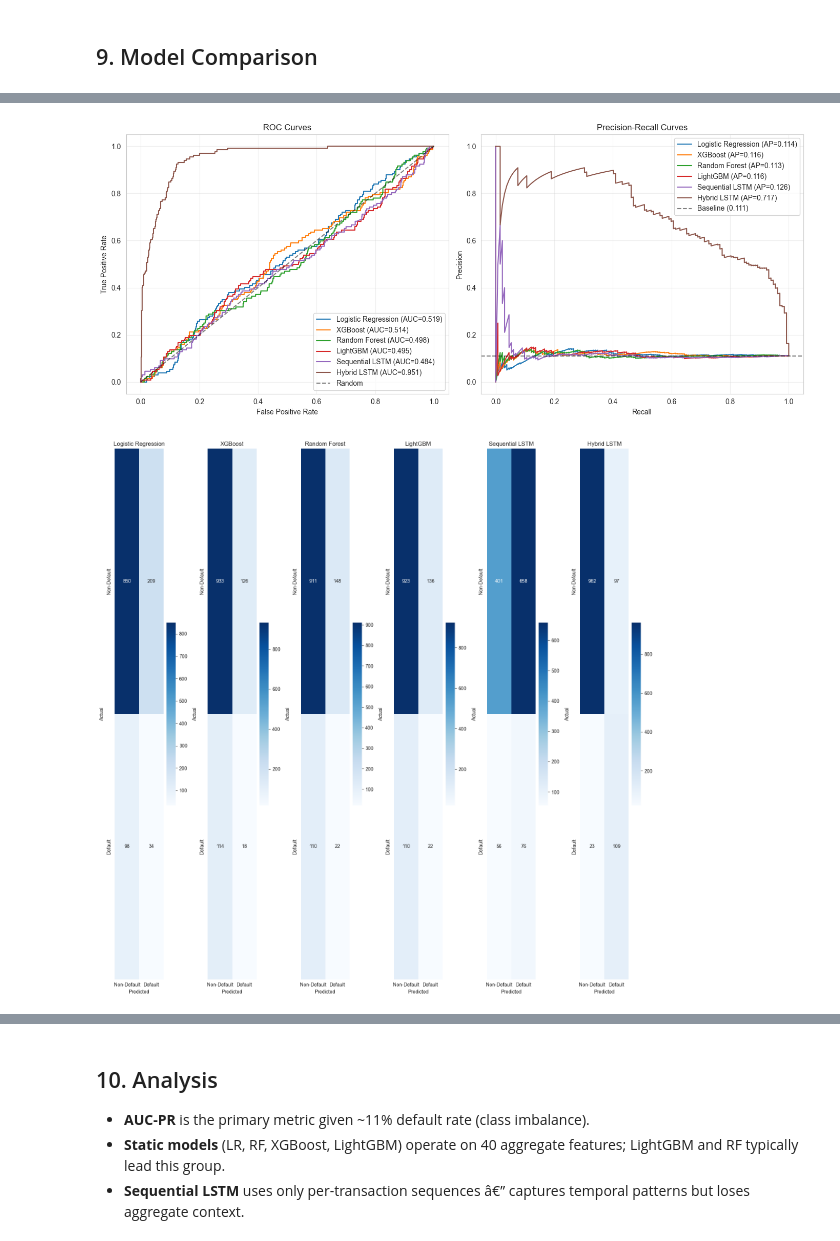
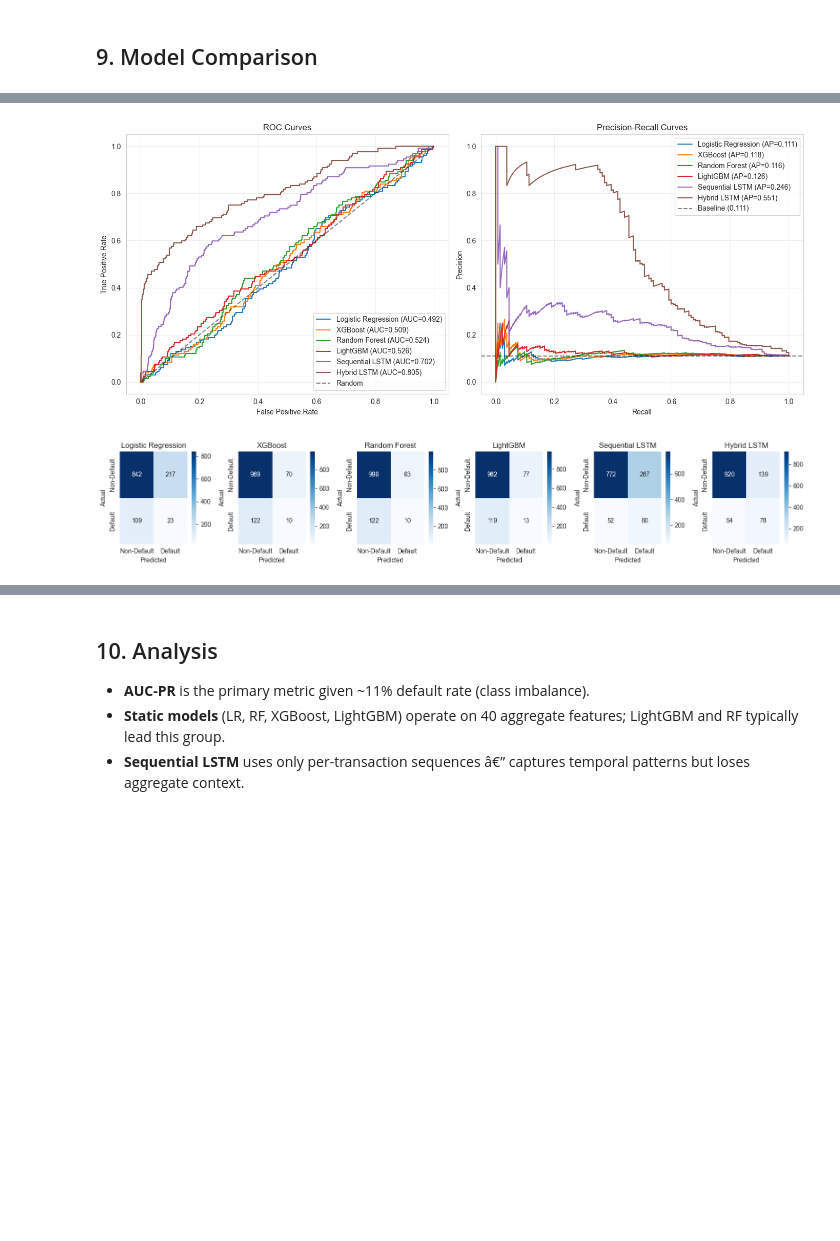
Before and after one commit to Attabeezy/sequential-crm-for-dce, a Jupyter notebook: notebooks/credit_risk_model.ipynb, the cells around one changed output, grey strips where cells are left out. Cells and saved outputs as stored; diff of their text form; code cells hidden in the pictures; blank space fills up the shorter version.

```diff
--- a/notebooks/credit_risk_model.ipynb
+++ b/notebooks/credit_risk_model.ipynb
@@ -387,7 +387,8 @@ df_merged = df_merged[df_merged['credit_risk_label'] != -1].copy()
 df_merged['default'] = (df_merged['credit_risk_label'] == 2).astype(int)
 df_merged = loader._engineer_loan_features(df_merged)
 
-drop_cols = ['user_id', 'credit_risk_label', 'credit_archetype', 'default', 'gen_txn_count']
+drop_cols = ['user_id', 'credit_risk_label', 'credit_archetype', 'default', 'gen_txn_count',
+             'final_credit_limit', 'loans_taken']
 feature_cols = [c for c in df_merged.columns if c not in drop_cols]
 
 # Fit static scaler on train users only to avoid data leakage
@@ -494,7 +495,7 @@ lstm_model.model.summary()
 
 lstm_history = lstm_model.fit(
     X_train_seq, y_train_lstm,
-    epochs=100, batch_size=32,
+    epochs=50, batch_size=32,
     class_weight=class_weights_lstm,
 )
 
@@ -594,7 +595,7 @@ hybrid_model.model.summary()
 
 hybrid_history = hybrid_model.fit(
     X_train_seq, X_train_static_lstm, y_train_lstm,
-    epochs=100, batch_size=32,
+    epochs=50, batch_size=32,
     class_weight=class_weights_lstm,
 )
 
@@ -731,13 +732,13 @@ evaluator.plot_pr_curves(ax=ax2)
 plt.tight_layout()
 plt.show()
 # %% [output]
-[figure, old version]
+[figure, new version]
 # %%
 # Confusion matrices
-evaluator.plot_confusion_matrices(figsize=(16, 16))
+evaluator.plot_confusion_matrices(figsize=(16, 3))
 plt.show()
 # %% [output]
-[figure, old version]
+[figure, new version]
 # %%
 # Calibration curves
 from sklearn.calibration import CalibrationDisplay
```
Also changed, not shown: parts of 21 cells of this notebook, 10 other files.
